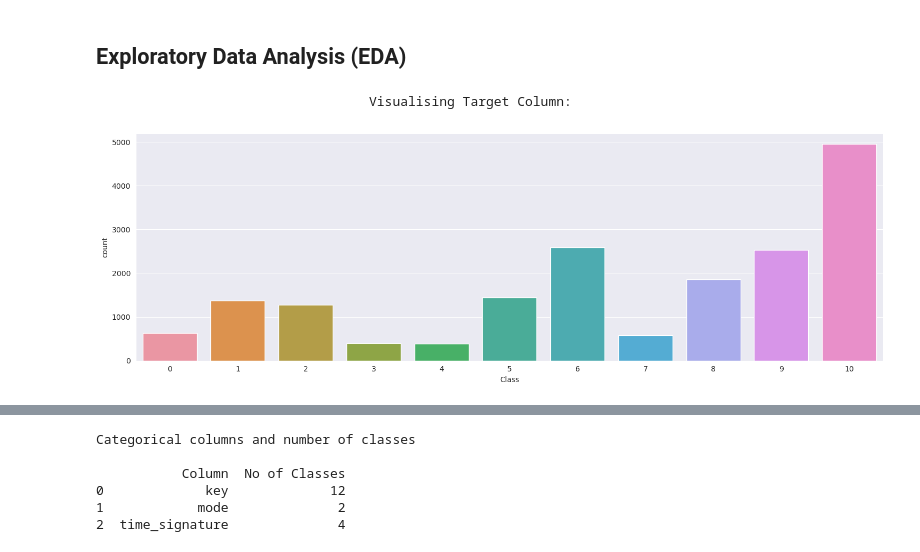
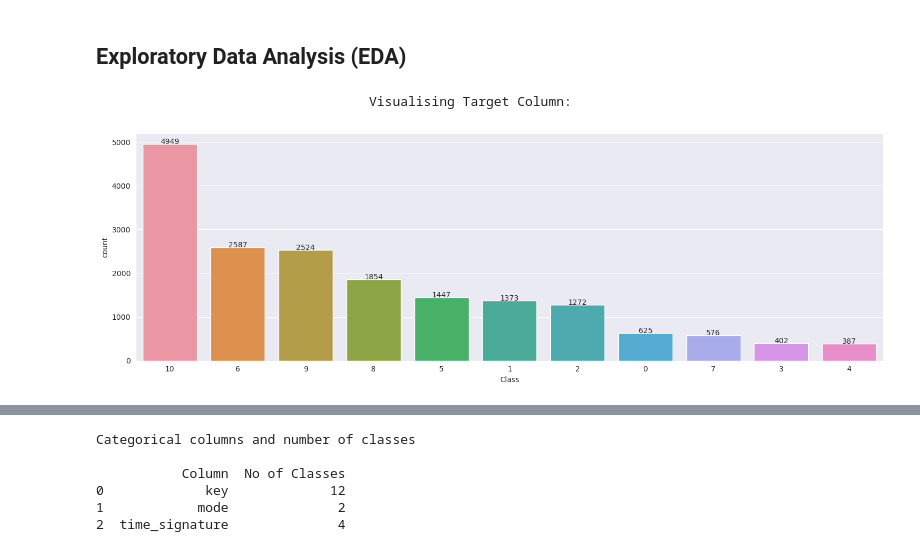
Before and after one commit to EmekaMomodu/ece-9039-project-code, a Jupyter notebook: ece9039-proect-code-dawotunde-cmomodu.ipynb, the cells around one changed output, grey strips where cells are left out. Saved outputs shown, nothing was run; the diff lists cells and outputs as text; code cells hidden in the pictures.

Commit message:
added graphs for results

```diff
--- a/ece9039-proect-code-dawotunde-cmomodu.ipynb
+++ b/ece9039-proect-code-dawotunde-cmomodu.ipynb
@@ -106,10 +107,18 @@ No of Features: 14
 # %%
 # Visualising the Target Column
 print('\033[1mVisualising Target Column:'.center(100))
 plt.figure(figsize=[15,5])
-sns.countplot(x=data[target_col])
+sns.countplot(x=data[target_col], order=data[target_col].value_counts().index)
 plt.tight_layout()
+
+# Get the count of occurrences for each category in the "target_col" column
+counts = data[target_col].value_counts()
+
+# Add count values on top of each bar
+for i, v in enumerate(counts):
+    plt.text(i, v+1, str(v), ha="center")
+
 plt.show()
 # %% [output]
                                    Visualising Target Column:
-[figure, old version]
+[figure, new version]
```
Also changed, not shown: parts of 19 cells of this notebook.
